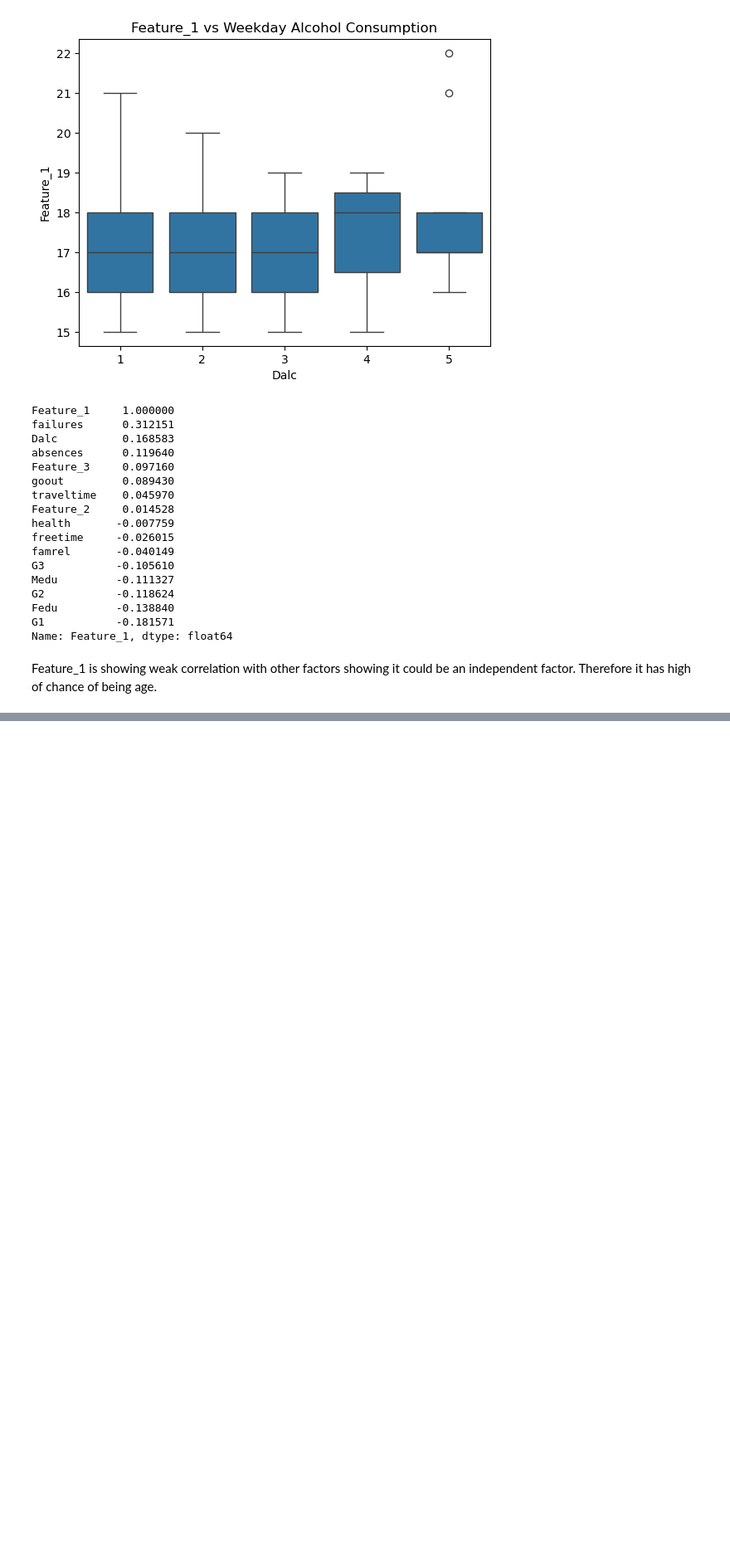
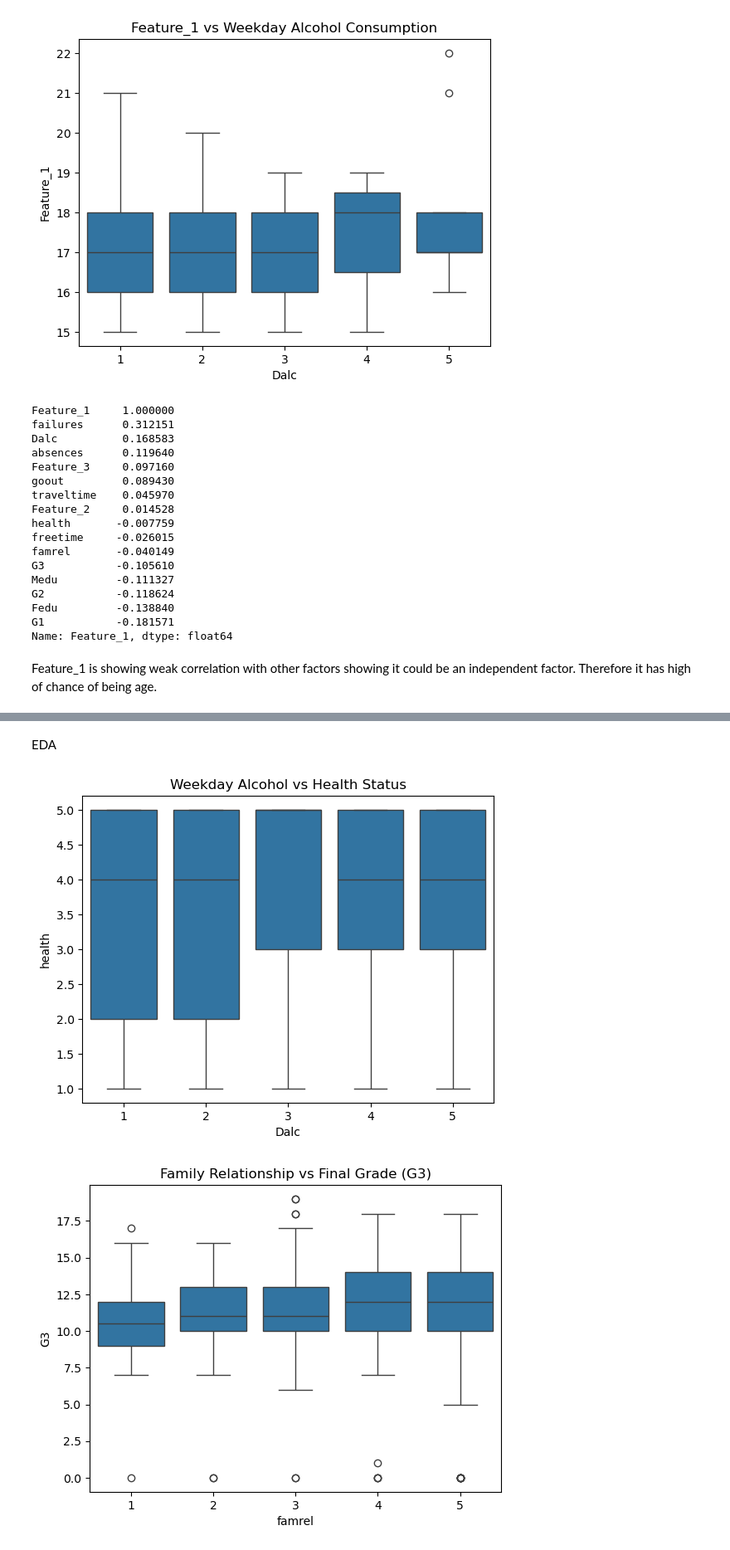
Before and after one commit to georgejesswin/CC_ML, a Jupyter notebook: Task1.ipynb, the cells around one changed output, grey strips where cells are left out. Shown at 83% size. Cells and saved outputs as stored; diff of their text form; code cells hidden in the pictures; blank space fills up the shorter version.

```diff
--- a/Task1.ipynb
+++ b/Task1.ipynb
@@ -132,0 +292,37 @@ KeyError: "['Grades'] not in index"
+# %% [markdown]
+EDA
+# %%
+#Question 1: Relation between weekday alcohol consumption and health status
+sns.boxplot(x='Dalc', y='health', data=df)
+plt.title("Weekday Alcohol vs Health Status")
+plt.show()
+
+#Question 2: How does the family relationship affect the grades?
+sns.boxplot(x='famrel', y='G3', data=df)
+plt.title("Family Relationship vs Final Grade (G3)")
+plt.show()
+
+
+#Question 3: Does extracurricular activities affect the final grade?
+sns.boxplot(x='activities', y='G3', data=df)
+plt.title("Extracurricular Activities vs Final Grade (G3)")
+plt.show()
+
+#Question 4: Does family size affect the relationship with family members?
+sns.violinplot(x='famsize', y='famrel', data=df)
+plt.title("Family Size vs Family Relationship")
+plt.show()
+
+#Does family support and education level of parents affect the aspiration for higher studies?
+sns.scatterplot(x='famsup', y='higher', data=df)
+plt.title("Family Support vs Aspiration for Higher Studies")
+plt.show()
+sns.scatterplot(x='Fedu', y='higher', data=df)
+plt.title("Father's Education vs Aspiration for Higher Studies")
+plt.show()
+sns.scatterplot(x='Medu', y='higher', data=df)
+plt.title("Mother's Education vs Aspiration for Higher Studies")
+plt.show()
+# %% [output]
+[figure, added]
+[figure, added]
```
Also changed, not shown: parts of 21 cells of this notebook.
